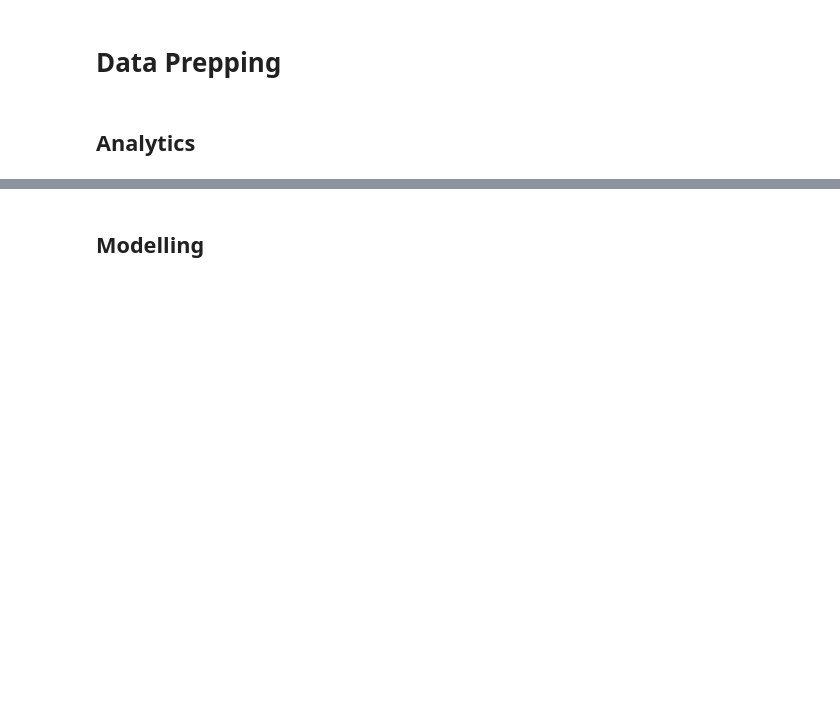
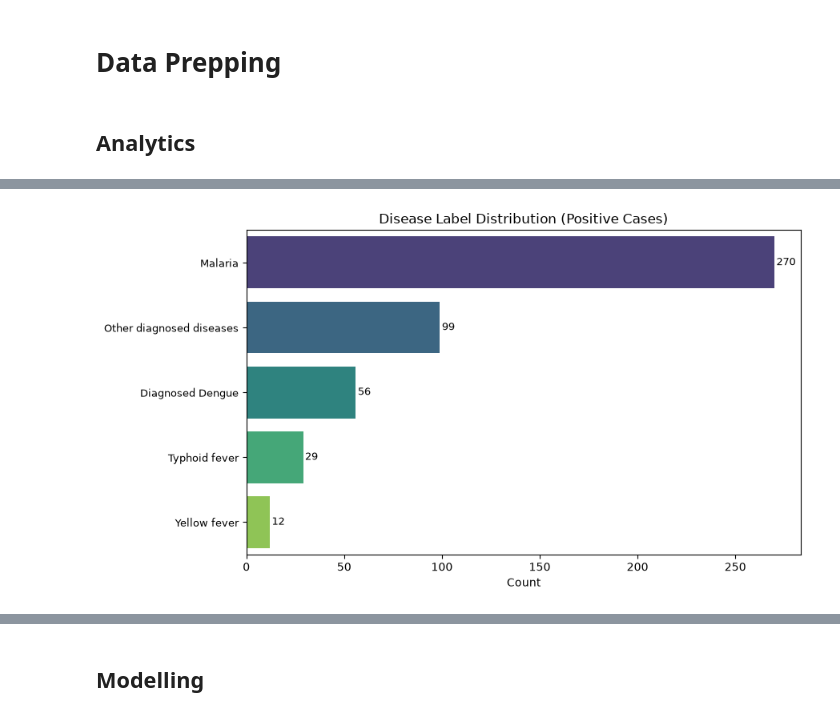
Before and after one commit to Briant-s/da_darksistem, a Jupyter notebook: v1.ipynb, the cells around one changed output, grey strips where cells are left out. Saved outputs shown, nothing was run; the diff lists cells and outputs as text; code cells hidden in the pictures; blank space fills up the shorter version.

```diff
--- a/v1.ipynb
+++ b/v1.ipynb
@@ -244,0 +335,18 @@ df_viz = df_clean.copy()
+# %%
+label_counts = df[LABEL_COLS].sum().sort_values(ascending=False)
+
+plt.figure(figsize=(9, 5))
+ax = sns.barplot(x=label_counts.values, y=label_counts.index, palette='viridis', hue=label_counts.index, legend=False)
+ax.set_title('Disease Label Distribution (Positive Cases)', fontsize=12)
+ax.set_xlabel('Count', fontsize=10)
+ax.set_ylabel('')
+ax.tick_params(axis='y', labelsize=9)
+
+for i, v in enumerate(label_counts.values):
+    ax.text(v + 1, i, str(int(v)), va='center', fontsize=9)
+
+plt.tight_layout()
+plt.savefig('label_distribution.png', dpi=150, bbox_inches='tight')
+plt.show()
+# %% [output]
+[figure, added]
```
Also changed, not shown: parts of 39 cells of this notebook, 7 other files.
